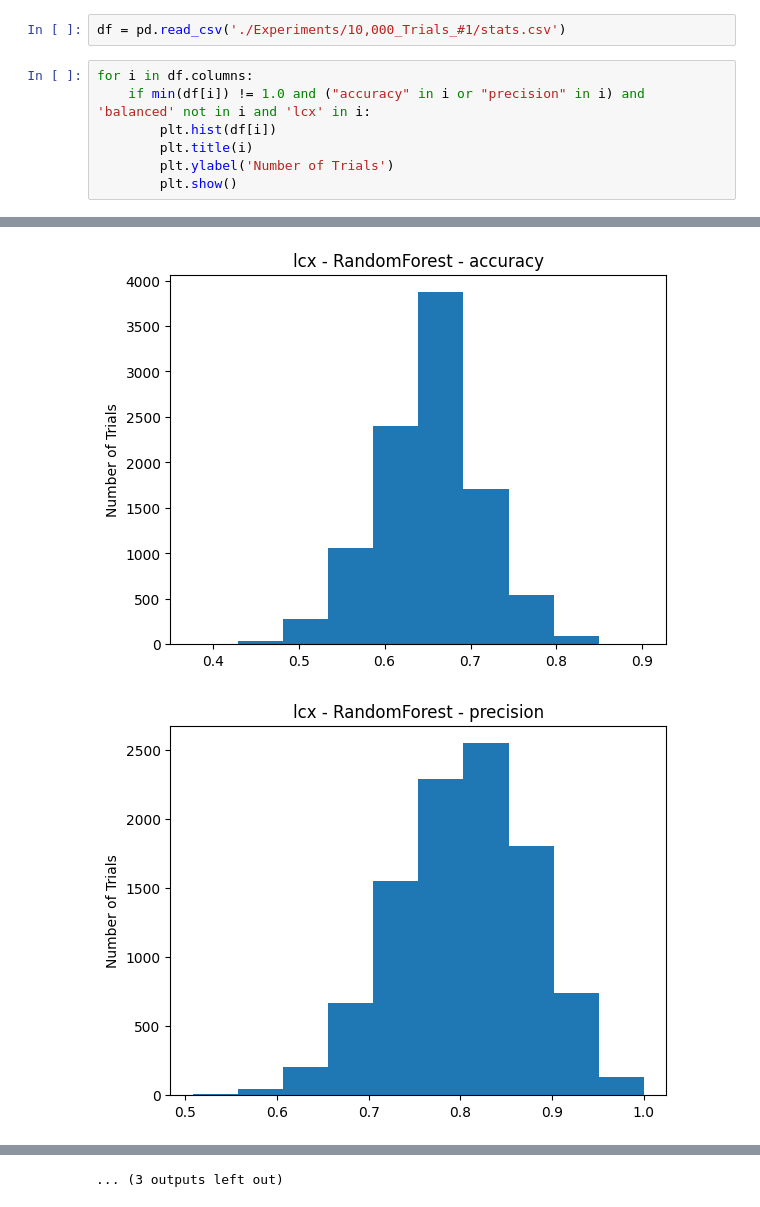
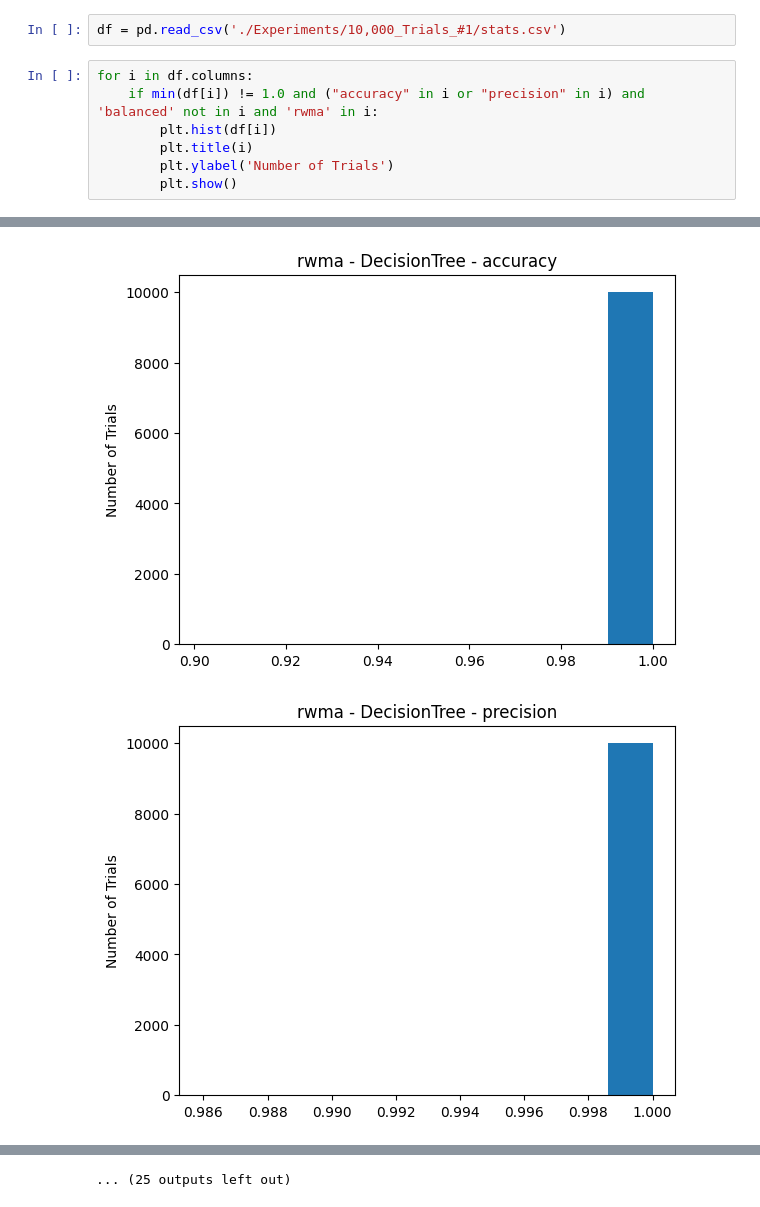
Before and after one commit to ericspring08/MTF-Diagnosing-Disease-In-Space, a Jupyter notebook: Analysis.ipynb, the cells around one changed output, grey strips where cells are left out. Saved outputs shown, nothing was run; the diff lists cells and outputs as text.

```diff
--- a/Analysis.ipynb
+++ b/Analysis.ipynb
@@ -7,7 +7,7 @@ import seaborn as sns
 df = pd.read_csv('./Experiments/10,000_Trials_#1/stats.csv')
 # %%
 for i in df.columns:
-    if min(df[i]) != 1.0 and ("accuracy" in i or "precision" in i) and 'balanced' not in i and 'lcx' in i:
+    if min(df[i]) != 1.0 and ("accuracy" in i or "precision" in i) and 'balanced' not in i and 'rwma' in i:
         plt.hist(df[i])
         plt.title(i)
         plt.ylabel('Number of Trials')
@@ -22,2 +22,2 @@ for i in df.columns:
-[figure, old version]
+[figure, new version]
-[figure, old version]
+[figure, new version]
@@ -28,4 +28,4 @@ for i in df.columns:
-... (3 outputs left out)
+... (25 outputs left out)
 # %%
 for i in df.columns:
     if min(df[i]) != 1.0 and 'time to fit' in i and 'lcx' in i:
```
Also changed, not shown: parts of 2 cells of this notebook.
